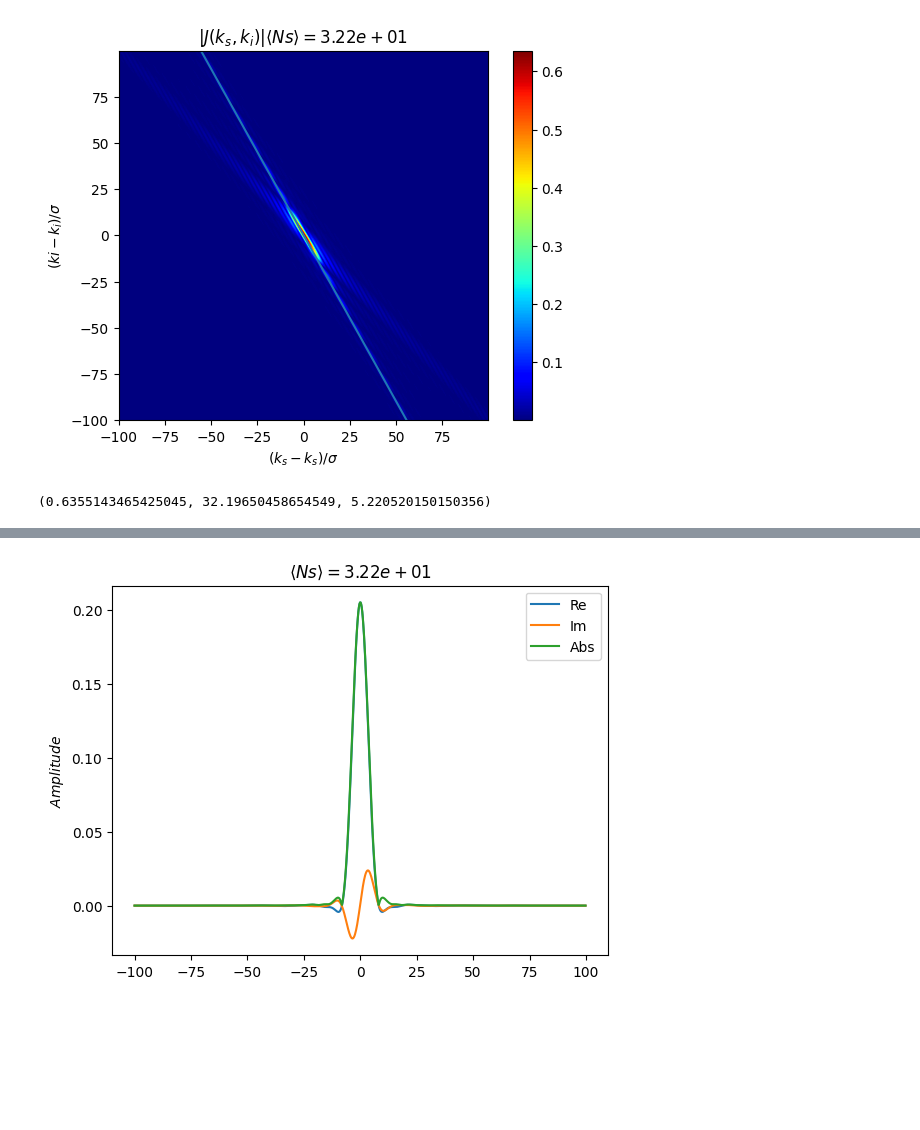
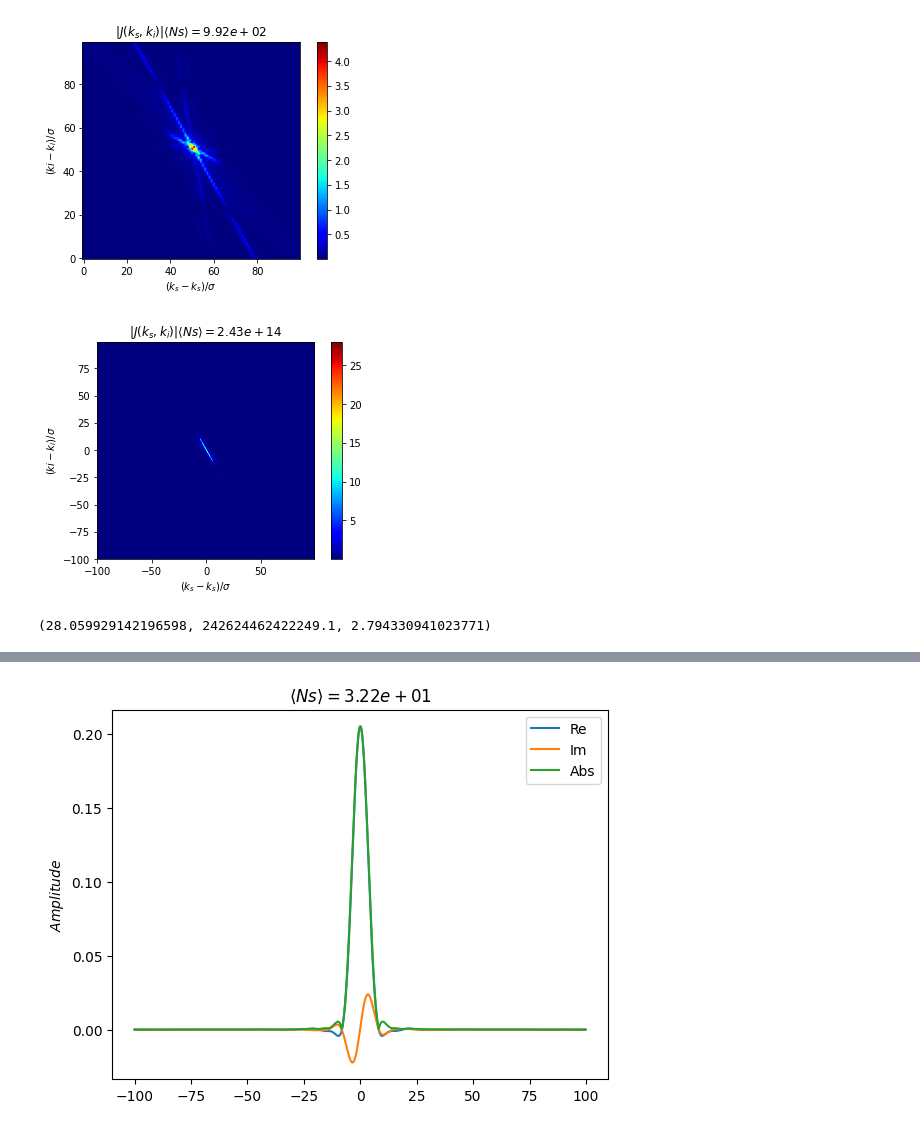
Before and after one commit to MHoude2/KT, a Jupyter notebook: testinCW.ipynb, the cells around one changed output, grey strips where cells are left out. Saved outputs shown, nothing was run; the diff lists cells and outputs as text; code cells hidden in the pictures; blank space fills up the shorter version.

```diff
--- a/testinCW.ipynb
+++ b/testinCW.ipynb
@@ -21,7 +21,7 @@ vs, vi = symmetric_v(vp, sig, l, a)
 
 
 #For numerical FT
-nk=801
+nk=401
 k_ft = 200/l
 dk = k_ft/nk
 k = np.arange(-k_ft/2,k_ft/2,dk)
@@ -51,23 +51,33 @@ np.amax(J),Ns,Schmidt
+# %%
+fig, ax = plt.subplots()
+im = ax.imshow(J[150:250,150:250], cmap="jet", origin="lower")
+ax.set_xlabel(r"$(k_{s}-k_{s})/\sigma$")
+ax.set_ylabel(r"$(k{i}-k_{i})/\sigma$")
+ax.set_title(r"$|J(k_{s}, k_{i})|    \langle Ns \rangle = %1.2e $" %Ns)
+plt.colorbar(im, orientation="vertical")
+plt.show()
+# %% [output]
+[figure, added]
 # %%
 Rs = np.diag(-1j*ws)
 Ri = np.diag(1j*wi)
 S = 1j*(np.sqrt(Np)*l*dk/(2*np.pi))*np.sinc(l*(k+k[:,np.newaxis])/(2*np.pi)) #Extra factors of pi due to np.sinc definition
 Q = np.block([[Rs,S],[np.conjugate(S),Ri]])
 
-K = expm(Q*20)
+K = expm(Q*1000)
 
 J, Ns, Schmidt, M, Nums, Numi = JSA(K,dk)
 
 fig, ax = plt.subplots()
 im = ax.imshow(J, cmap="jet", origin="lower", extent=[k[0],k[nk-1],k[0],k[nk-1]])
-ax.plot(-(vs/vi)*k,k)
+#ax.plot(-(vs/vi)*k,k)
 ax.set_xlabel(r"$(k_{s}-k_{s})/\sigma$")
 ax.set_ylabel(r"$(k{i}-k_{i})/\sigma$")
 ax.set_title(r"$|J(k_{s}, k_{i})|    \langle Ns \rangle = %1.2e $" %Ns)
 plt.colorbar(im, orientation="vertical")
 plt.show()
 
 np.amax(J),Ns,Schmidt
 # %% [output]
-[figure, old version]
+[figure, new version]
-(0.6355143465425045, 32.19650458654549, 5.220520150150356)
+(28.059929142196598, 242624462422249.1, 2.794330941023771)
```
Also changed, not shown: parts of 11 cells of this notebook, 2 other files.
